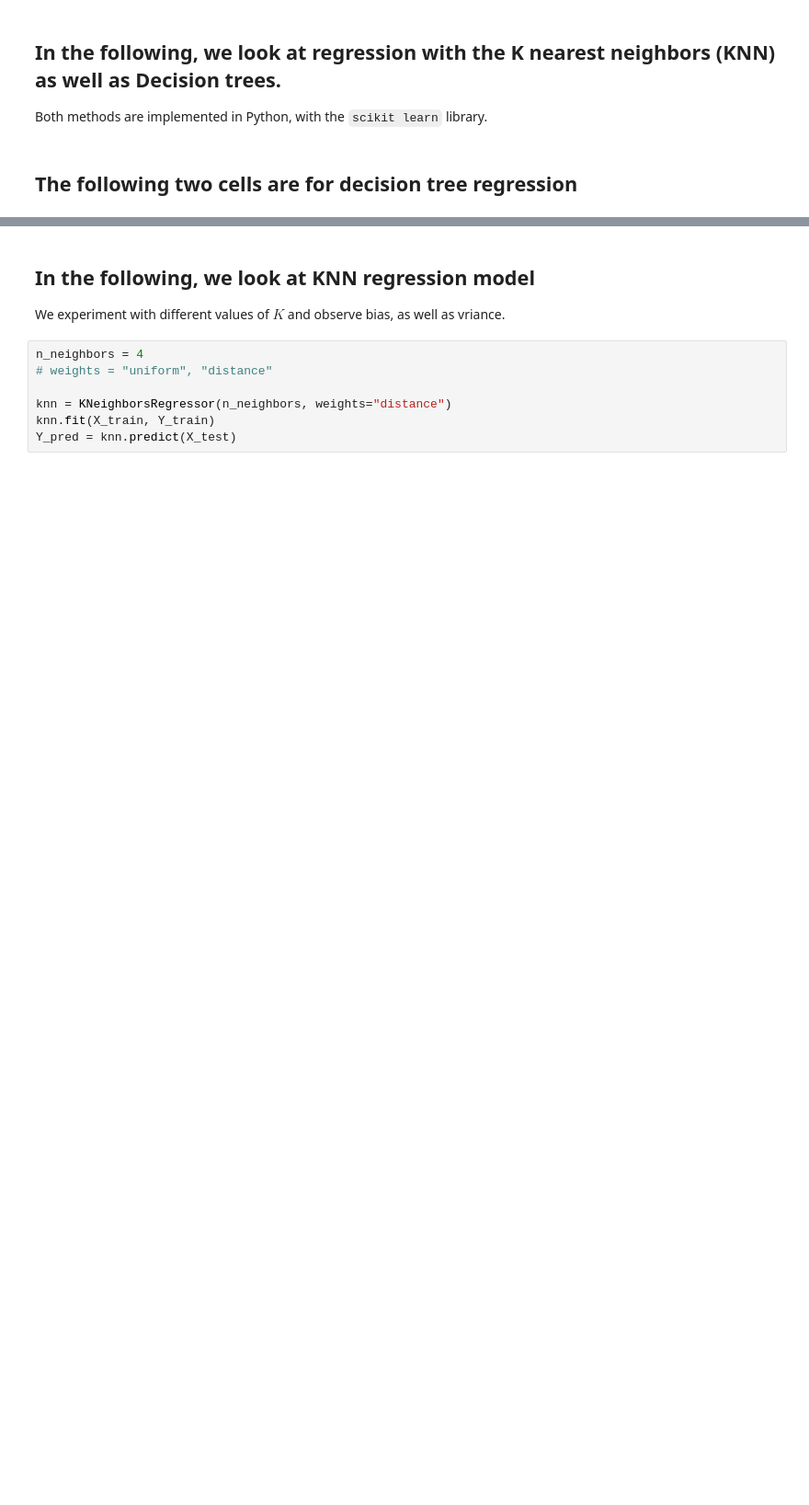
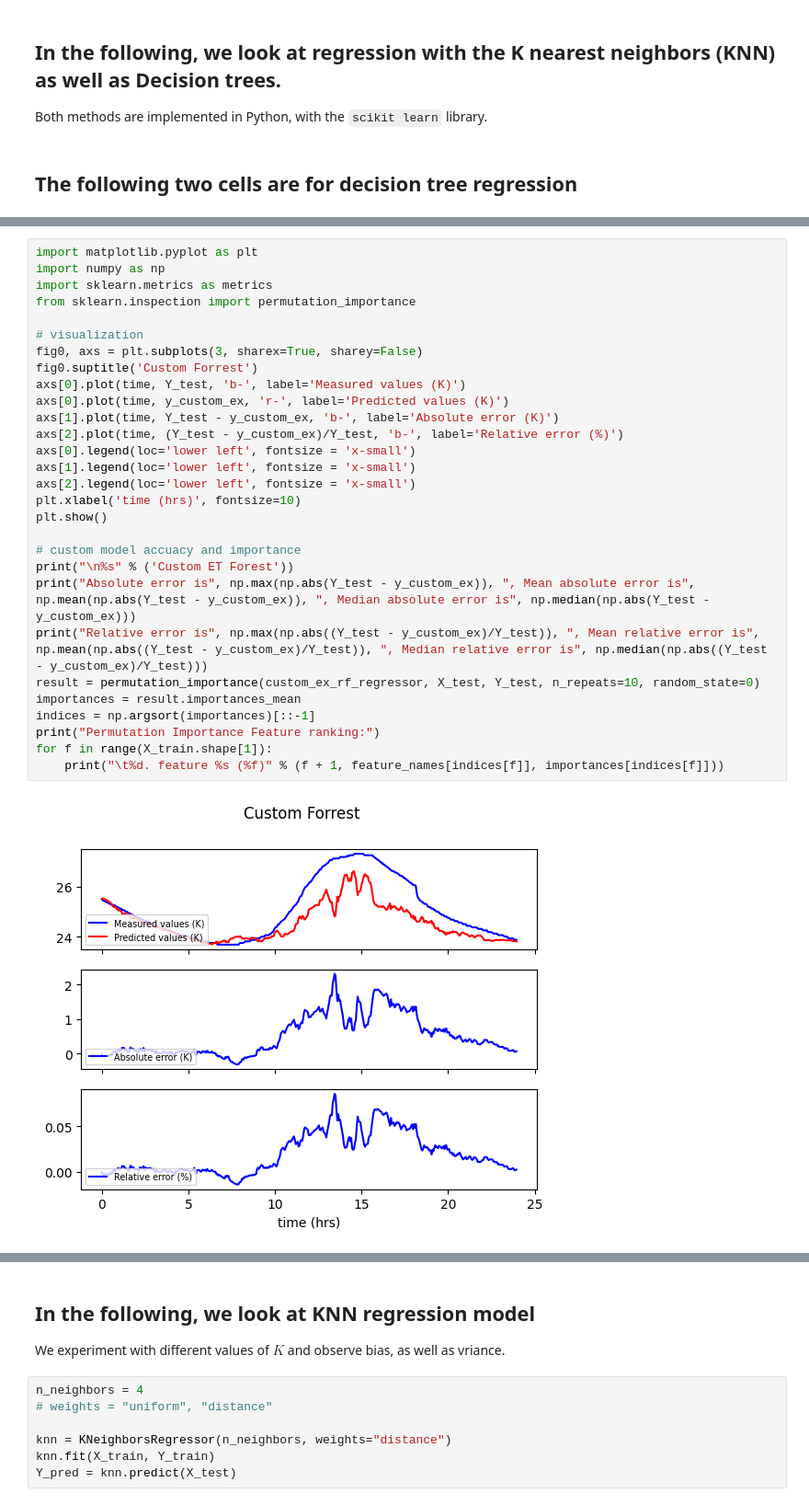
Before and after one commit to abomhold/Catagorical-Regression-Analysis, a Jupyter notebook: regression_tree.ipynb, the cells around one changed output, grey strips where cells are left out. Shown at 92% size. Saved outputs shown, nothing was run; the diff lists cells and outputs as text; blank space fills up the shorter version.

```diff
--- a/regression_tree.ipynb
+++ b/regression_tree.ipynb
@@ -253,0 +597,31 @@ y_7 = is_rf_regressor.predict(X_test)
+# %%
+import matplotlib.pyplot as plt
+import numpy as np
+import sklearn.metrics as metrics
+from sklearn.inspection import permutation_importance
+
+# visualization
+fig0, axs = plt.subplots(3, sharex=True, sharey=False)
+fig0.suptitle('Custom Forrest')
+axs[0].plot(time, Y_test, 'b-', label='Measured values (K)')
+axs[0].plot(time, y_custom_ex, 'r-', label='Predicted values (K)')
+axs[1].plot(time, Y_test - y_custom_ex, 'b-', label='Absolute error (K)')
+axs[2].plot(time, (Y_test - y_custom_ex)/Y_test, 'b-', label='Relative error (%)')
+axs[0].legend(loc='lower left', fontsize = 'x-small')
+axs[1].legend(loc='lower left', fontsize = 'x-small')
+axs[2].legend(loc='lower left', fontsize = 'x-small')
+plt.xlabel('time (hrs)', fontsize=10)
+plt.show()
+
+# custom model accuacy and importance
+print("\n%s" % ('Custom ET Forest'))
+print("Absolute error is", np.max(np.abs(Y_test - y_custom_ex)), ", Mean absolute error is", np.mean(np.abs(Y_test - y_custom_ex)), ", Median absolute error is", np.median(np.abs(Y_test - y_custom_ex)))
+print("Relative error is", np.max(np.abs((Y_test - y_custom_ex)/Y_test)), ", Mean relative error is", np.mean(np.abs((Y_test - y_custom_ex)/Y_test)), ", Median relative error is", np.median(np.abs((Y_test - y_custom_ex)/Y_test)))
+result = permutation_importance(custom_ex_rf_regressor, X_test, Y_test, n_repeats=10, random_state=0)
+importances = result.importances_mean
+indices = np.argsort(importances)[::-1]
+print("Permutation Importance Feature ranking:")
+for f in range(X_train.shape[1]):
+    print("\t%d. feature %s (%f)" % (f + 1, feature_names[indices[f]], importances[indices[f]]))
+# %% [output]
+[figure, added]
```
Also changed, not shown: parts of 23 cells of this notebook.
